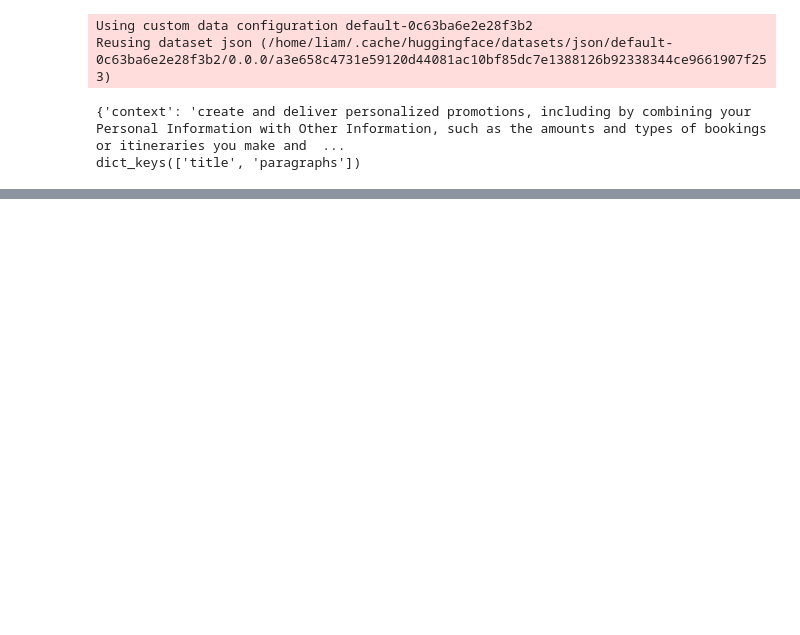
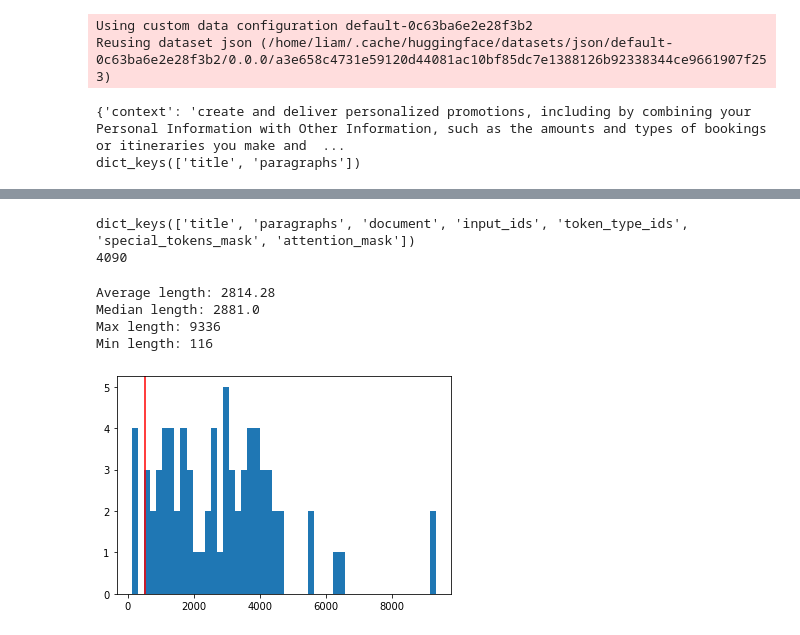
Before and after one commit to Liam-Scott-Russell/Honours, a Jupyter notebook: data.ipynb, the cells around one changed output, grey strips where cells are left out. Drawn from its saved outputs; the diff is of its cells as text; code cells hidden in the pictures; blank space fills up the shorter version.

```diff
--- a/data.ipynb
+++ b/data.ipynb
@@ -82,0 +158,6 @@ DatasetDict({
+# %%
+# tokenize each context from the training dataset
+
+only_documents = long_dataset.map(lambda x: { "document":  x['paragraphs'][0]['context']})
+tokenizer = transformers.BertTokenizer.from_pretrained('bert-base-cased', force_download=False, use_fast=True)
+tokenized_long_dataset = only_documents.map(lambda x: tokenizer(x['document'], padding="longest", truncation=True, return_tensors="pt", max_length=10000, return_special_tokens_mask=True))
@@ -82,0 +168,24 @@ DatasetDict({
+# %%
+print(tokenized_long_dataset['train'][0].keys())
+print(len(tokenized_long_dataset['train'][0]["input_ids"][0]))
+# %% [output]
+dict_keys(['title', 'paragraphs', 'document', 'input_ids', 'token_type_ids', 'special_tokens_mask', 'attention_mask'])
+4090
+# %%
+# print the length of all the tokenized documents as a histogram
+data = [len(x["input_ids"][0]) for x in tokenized_long_dataset['train']]
+plot = plt.pyplot.hist(data, bins=50)
+
+# plot vertical line at 512
+plt.pyplot.axvline(x=512, color='r', linestyle='-')
+
+print(f"Average length: {np.mean(data)}")
+print(f"Median length: {np.median(data)}")
+print(f"Max length: {np.max(data)}")
+print(f"Min length: {np.min(data)}")
+# %% [output]
+Average length: 2814.28
+Median length: 2881.0
+Max length: 9336
+Min length: 116
+[figure, added]
```
Also changed, not shown: parts of 6 cells of this notebook.
